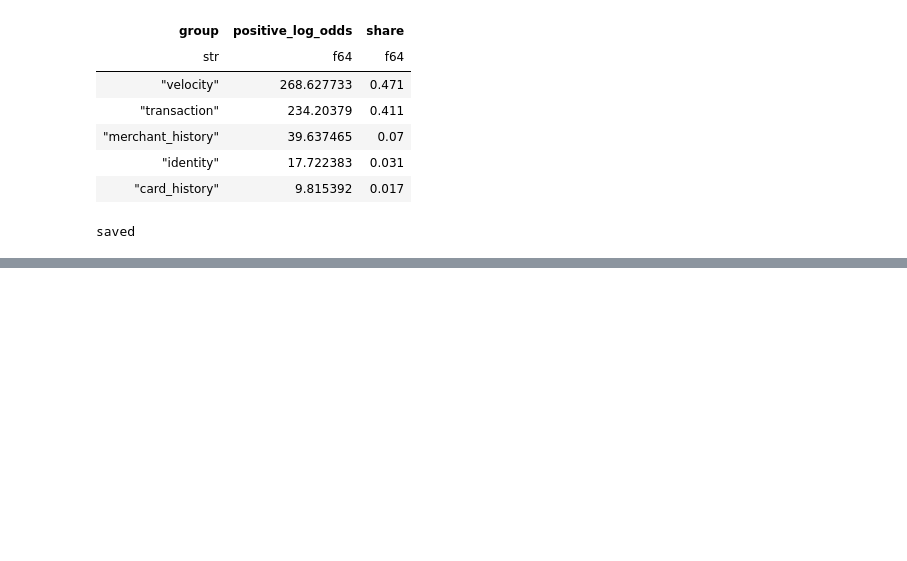
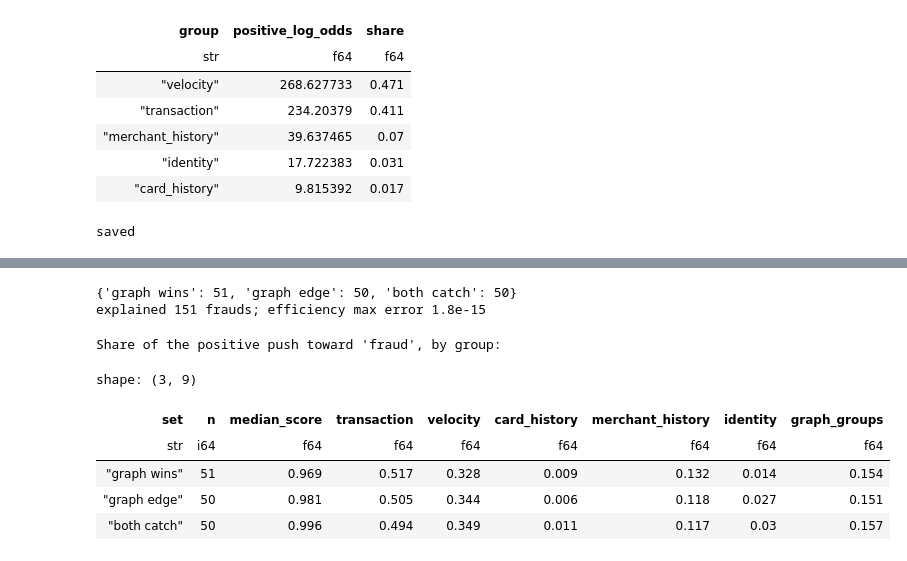
Before and after one commit to oluwadunni1/financial-fraud-detection, a Jupyter notebook: notebooks/phase5/02_explainability.ipynb, the cells around one changed output, grey strips where cells are left out. Cells and saved outputs as stored; diff of their text form; code cells hidden in the pictures; blank space fills up the shorter version.

```diff
--- a/notebooks/phase5/02_explainability.ipynb
+++ b/notebooks/phase5/02_explainability.ipynb
@@ -233,0 +246,47 @@ saved
+# %%
+g = np.load(repo_path("reports/metrics_replay.npz")); xs = np.load(repo_path(params["monitoring"]["scores"]["xgboost"]["analysis"]))
+ranks = (pl.DataFrame({"txn_id": g["txn_id"], "gnn": g["score"], "label": g["label"]})
+         .with_columns(pl.col("gnn").rank("ordinal", descending=True).alias("gnn_rank"))
+         .join(pl.DataFrame({"txn_id": xs["txn_id"], "xgb": xs["score"]})
+               .with_columns(pl.col("xgb").rank("ordinal", descending=True).alias("xgb_rank")), on="txn_id")
+         .filter(pl.col("label") == 1))
+per_set = 3 if SAMPLE else 50
+sets = {
+    "graph wins": ranks.filter((pl.col("gnn_rank") <= 5000) & (pl.col("xgb_rank") > 20000)),
+    "graph edge": ranks.filter((pl.col("gnn_rank") <= 5000) & pl.col("xgb_rank").is_between(5001, 20000)),
+    "both catch": ranks.filter((pl.col("gnn_rank") <= 5000) & (pl.col("xgb_rank") <= 5000)),
+}
+sets = {k: (v if k == "graph wins" and not SAMPLE else v.sample(min(per_set, v.height), seed=0)) for k, v in sets.items()}
+print({k: v.height for k, v in sets.items()})
+
+wanted = sorted({t for v in sets.values() for t in v["txn_id"].to_list()})
+mid_rows = (pl.scan_parquet(repo_path(params["paths"]["processed"]) / "**/*.parquet", hive_partitioning=True)
+            .filter(pl.col("txn_id").is_in(wanted)).collect().sort("ts"))
+mid = {}
+for row in mid_rows.iter_rows(named=True):
+    txn = transaction_from_row(row)
+    mid[txn["txn_id"]] = G.explain(gnn, txn, G.neighbourhood_for(params, txn, graph_since), typical)
+print(f"explained {len(mid)} frauds; efficiency max error {G.efficiency_errors(mid).max():.1e}")
+# %% [output]
+{'graph wins': 51, 'graph edge': 50, 'both catch': 50}
+explained 151 frauds; efficiency max error 1.8e-15
+# %%
+def profile(name, ids):
+    f = G.as_frame({t: mid[t] for t in ids})
+    pos = f.select([pl.col(c).clip(lower_bound=0) for c in G.GROUPS]).sum()
+    total = sum(pos.row(0))
+    return {"set": name, "n": f.height, "median_score": round(f["score"].median(), 3),
+            **{g: round(pos[g][0] / total, 3) for g in G.GROUPS},
+            "graph_groups": round((pos["card_history"][0] + pos["merchant_history"][0] + pos["identity"][0]) / total, 3)}
+
+shares = pl.DataFrame([profile(k, v["txn_id"].to_list()) for k, v in sets.items()])
+print("Share of the positive push toward 'fraud', by group:")
+shares
+# %% [output]
+Share of the positive push toward 'fraud', by group:
+shape: (3, 9)
+| set | n | median_score | transaction | velocity | card_history | merchant_history | identity | graph_groups |
+| str | i64 | f64 | f64 | f64 | f64 | f64 | f64 | f64 |
+| "graph wins" | 51 | 0.969 | 0.517 | 0.328 | 0.009 | 0.132 | 0.014 | 0.154 |
+| "graph edge" | 50 | 0.981 | 0.505 | 0.344 | 0.006 | 0.118 | 0.027 | 0.151 |
+| "both catch" | 50 | 0.996 | 0.494 | 0.349 | 0.011 | 0.117 | 0.03 | 0.157 |
```
Also changed, not shown: parts of 4 cells of this notebook, 18 other files.
